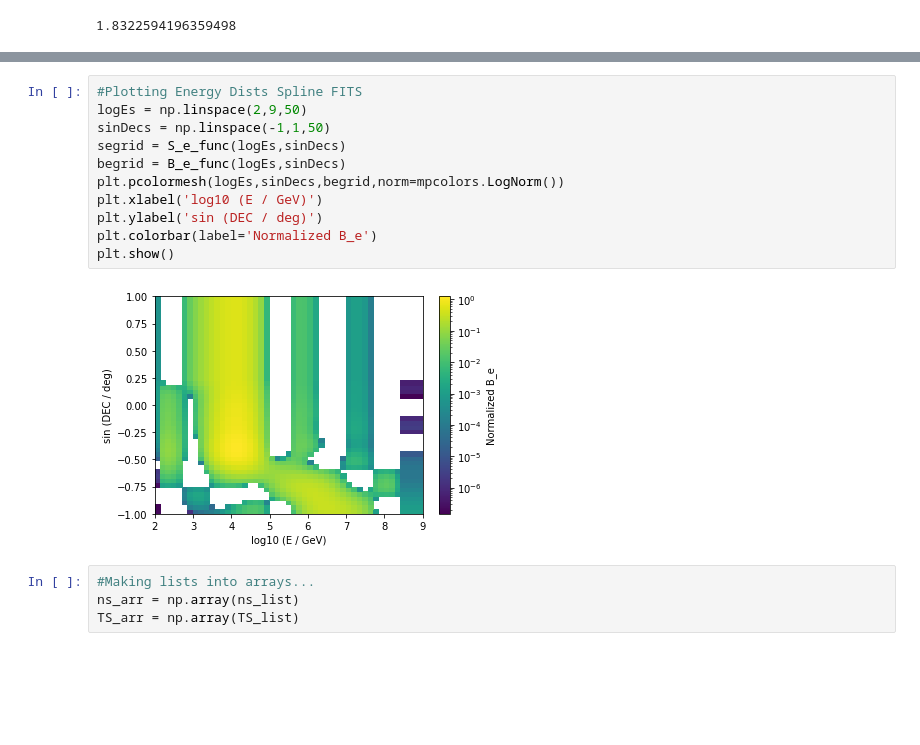
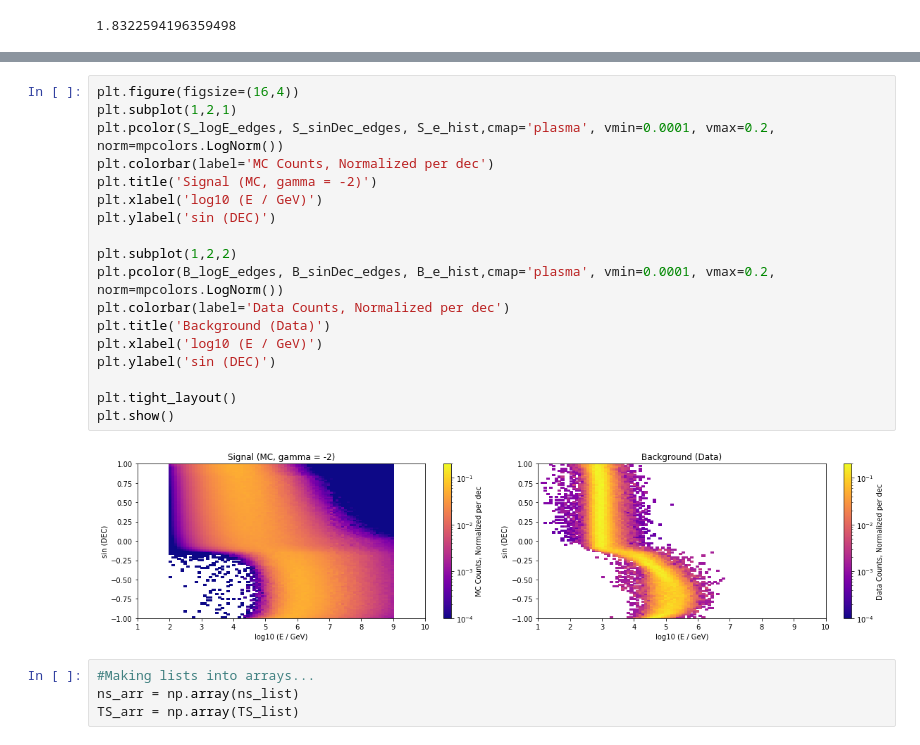
Before and after one commit to MACampana/IceCube_Intro, a Jupyter notebook: IntroAnalyses.ipynb, the cells around one changed output, grey strips where cells are left out. Saved outputs shown, nothing was run; the diff lists cells and outputs as text; blank space fills up the shorter version.

```diff
--- a/IntroAnalyses.ipynb
+++ b/IntroAnalyses.ipynb
@@ -845,16 +863,23 @@ plt.show()
-# %%
-#Plotting Energy Dists Spline FITS
-logEs = np.linspace(2,9,50)
-sinDecs = np.linspace(-1,1,50)
-segrid = S_e_func(logEs,sinDecs)
-begrid = B_e_func(logEs,sinDecs)
-plt.pcolormesh(logEs,sinDecs,begrid,norm=mpcolors.LogNorm())
-plt.xlabel('log10 (E / GeV)')
-plt.ylabel('sin (DEC / deg)')
-plt.colorbar(label='Normalized B_e')
-plt.show()
-# %% [output]
-[figure, removed]
+# %%
+plt.figure(figsize=(16,4))
+plt.subplot(1,2,1)
+plt.pcolor(S_logE_edges, S_sinDec_edges, S_e_hist,cmap='plasma', vmin=0.0001, vmax=0.2, norm=mpcolors.LogNorm())
+plt.colorbar(label='MC Counts, Normalized per dec')
+plt.title('Signal (MC, gamma = -2)')
+plt.xlabel('log10 (E / GeV)')
+plt.ylabel('sin (DEC)')
+
+plt.subplot(1,2,2)
+plt.pcolor(B_logE_edges, B_sinDec_edges, B_e_hist,cmap='plasma', vmin=0.0001, vmax=0.2, norm=mpcolors.LogNorm())
+plt.colorbar(label='Data Counts, Normalized per dec')
+plt.title('Background (Data)')
+plt.xlabel('log10 (E / GeV)')
+plt.ylabel('sin (DEC)')
+
+plt.tight_layout()
+plt.show()
+# %% [output]
+[figure, added]
 # %%
 #Making lists into arrays...
 ns_arr = np.array(ns_list)
```
Also changed, not shown: parts of 19 cells of this notebook.
